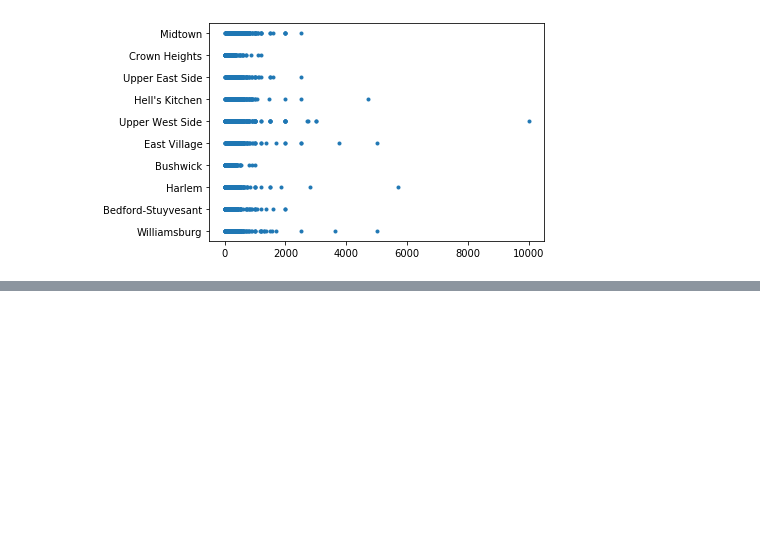
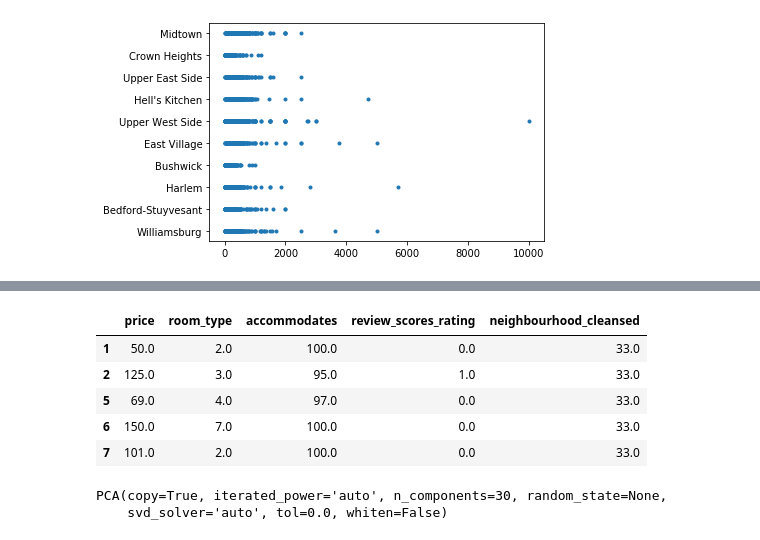
Before and after one commit to wma8/COMP516Project, a Jupyter notebook: run/cs516.ipynb, the cells around one changed output, grey strips where cells are left out. Cells and saved outputs as stored; diff of their text form; code cells hidden in the pictures; blank space fills up the shorter version.

```diff
--- a/run/cs516.ipynb
+++ b/run/cs516.ipynb
@@ -70,0 +98,5 @@ plt.plot(price,beds,".")
+# %%
+le_neighborhood = pd.DataFrame(le_neighborhood)
+le_room_type = pd.DataFrame(le_room_type)
+# %%
+le_data = pd.concat((new_data, le_room_type, le_neighborhood), axis = 1)
@@ -70,0 +126,9 @@ plt.plot(price,beds,".")
+# %%
+le_data.head()
+# %% [output]
+|  | price | room_type | accommodates | review_scores_rating | neighbourhood_cleansed |
+| 1 | 50.0 | 2.0 | 100.0 | 0.0 | 33.0 |
+| 2 | 125.0 | 3.0 | 95.0 | 1.0 | 33.0 |
+| 5 | 69.0 | 4.0 | 97.0 | 0.0 | 33.0 |
+| 6 | 150.0 | 7.0 | 100.0 | 0.0 | 33.0 |
+| 7 | 101.0 | 2.0 | 100.0 | 0.0 | 33.0 |
@@ -70,0 +142,5 @@ plt.plot(price,beds,".")
+# %%
+pca.fit(X_std)
+# %% [output]
+PCA(copy=True, iterated_power='auto', n_components=30, random_state=None,
+    svd_solver='auto', tol=0.0, whiten=False)
```
Also changed, not shown: parts of 19 cells of this notebook, 1 other file.
